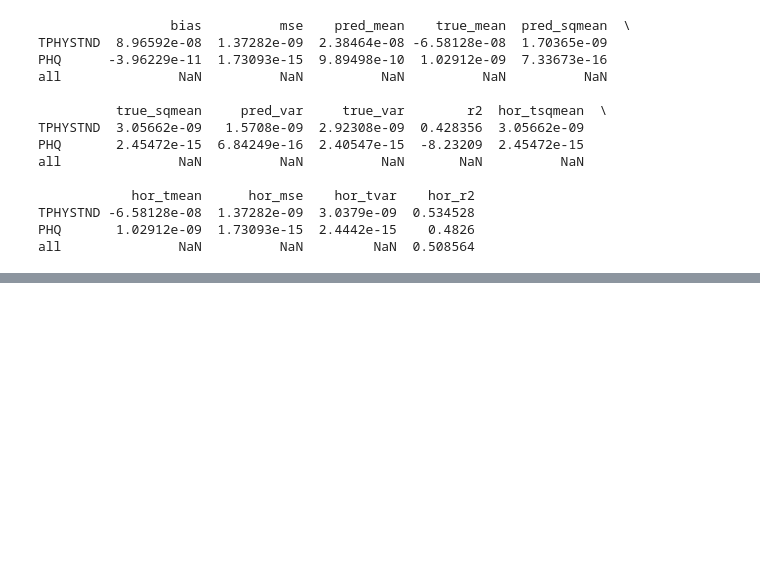
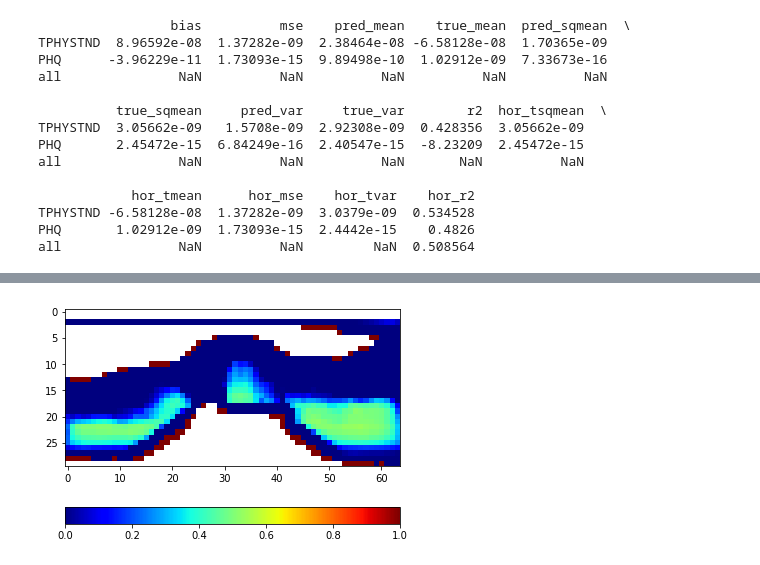
Before and after one commit to raspstephan/CBRAIN-CAM, a Jupyter notebook: notebooks/presentation/diagnostics.ipynb, the cells around one changed output, grey strips where cells are left out. Cells and saved outputs as stored; diff of their text form; code cells hidden in the pictures; blank space fills up the shorter version.

```diff
--- a/notebooks/presentation/diagnostics.ipynb
+++ b/notebooks/presentation/diagnostics.ipynb
@@ -535,0 +563,4 @@ dd1_trn.plot_double_xy(10, -2, 'PHQ', cmap='bwr', vmin=-5e-7, vmax=5e-7);
+# %%
+df1.plot_slice(df1.stats['r2'][:, :, df1._get_var_idxs('PHCLDICE')].mean(1).T, vmin=0, vmax=1, cmap='jet');
+# %% [output]
+[figure, added]
```
Also changed, not shown: parts of 25 cells of this notebook, 11 other files.
